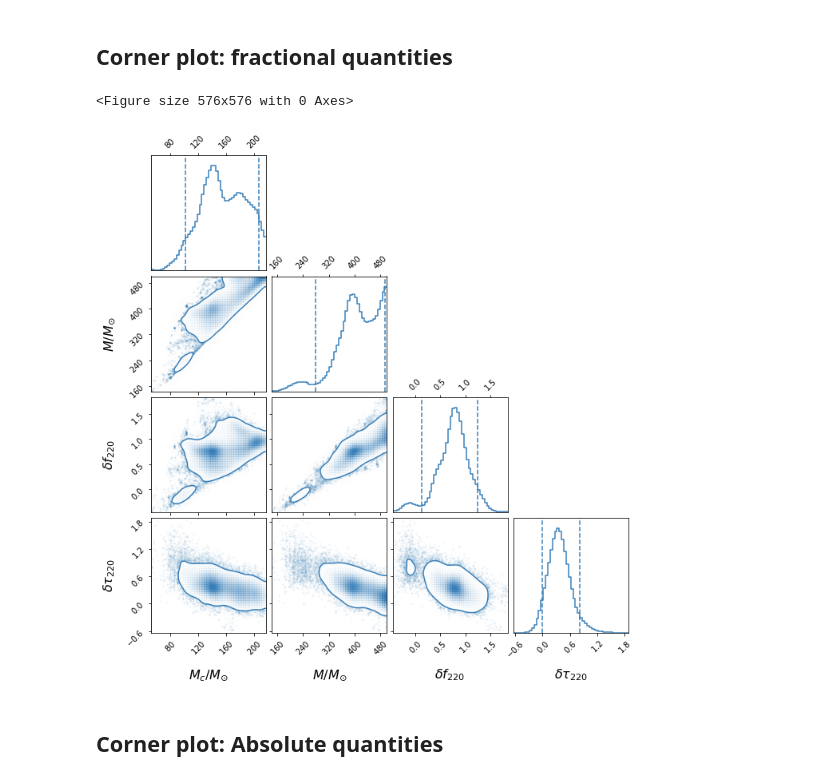
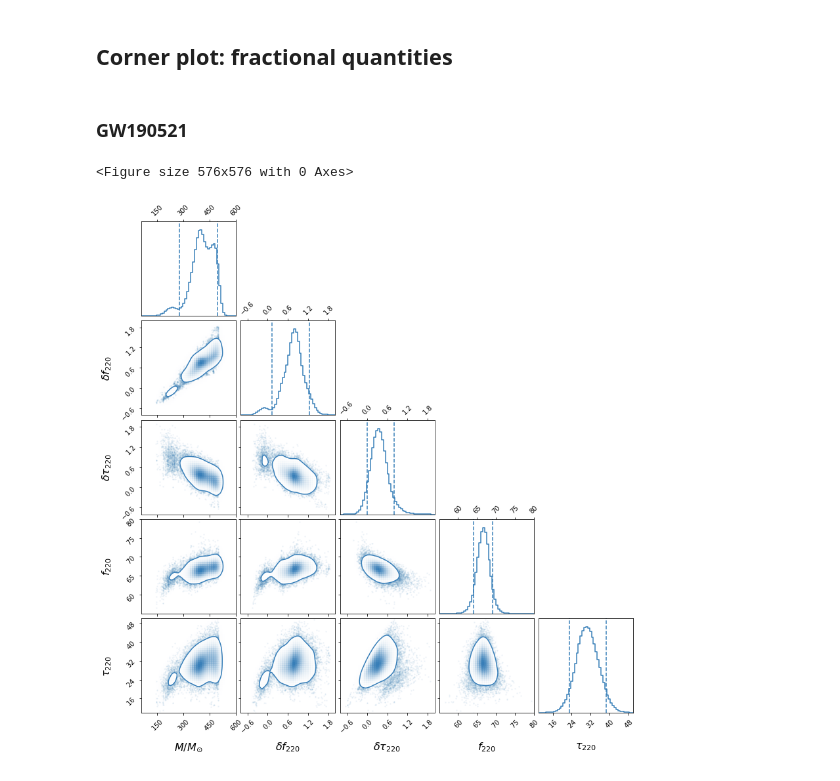
Before and after one commit to abhirup-ghosh/spinqnm, a Jupyter notebook: papers/intro_paper/mtot_ring_param_degenracy.ipynb, the cells around one changed output. Drawn from its saved outputs; the diff is of its cells as text; code cells hidden in the pictures.

Commit message:
udpated total mass plots

```diff
--- a/papers/intro_paper/mtot_ring_param_degenracy.ipynb
+++ b/papers/intro_paper/mtot_ring_param_degenracy.ipynb
@@ -7,28 +21,31 @@ import matplotlib.pyplot as plt
 # %% [markdown]
 ## Corner plot: fractional quantities
+# %% [markdown]
+### GW190521
 # %%
 data = np.genfromtxt('../../runs/O3a/GW190521a/220_rererun_newpsd/cbcBayes/posterior_samples.dat', dtype=None, names=True)
-samples = np.vstack([data['mc'], data['mtotal'], data['domega220'], data['dtau220']])
+f220, tau220 = np.genfromtxt('../../runs/O3a/GW190521a/220_rererun_newpsd/cbcBayes/qnmtest/qnmtest_abs_params_f_tau_modGR_data.dat', unpack=True)
+
+samples = np.vstack([data['mtotal'], data['domega220'], data['dtau220'], f220, tau220*1000])
 
 font = {'family': 'Times New Roman',
         'color':  'k',
         'weight': 'ultralight',
         'size': 16,
         }
 
 plt.figure(figsize=(8,8))
-corner.corner(samples.T, bins=50, color='#377eb8', smooth=1.5, smooth1d=1.5, range=None, weights=None, hist_bin_factor=1,
-              labels=['$M_c/M_{\odot}$', '$M/M_{\odot}$', '$\delta f _{220}$','$\delta \\tau _{220}$'],
+corner.corner(samples.T, bins=50, color='#377eb8', smooth=1.5, smooth1d=1.5, weights=None, hist_bin_factor=1,
+              range=[[60,600],[-0.8,2.0],[-0.8,2.0],[55,80],[10,50]],
+              labels=['$M/M_{\odot}$', '$\delta f _{220}$','$\delta \\tau _{220}$', '$f _{220}$','$\\tau _{220}$'],
               label_kwargs=font, titles=None, show_titles=False, title_fmt=None, title_kwargs=None, truths=None,
               truth_color='#4682b4', scale_hist=False, quantiles=[0.05,0.95], levels=[0.9], verbose=False, fig=None, max_n_ticks=5,
               top_ticks=True, use_math_text=True, reverse=False, labelpad=0.0, hist_kwargs=None,
               plot_datapoints=True, plot_density=True, plot_contours=True, no_fill_contours=False, fill_contours=False )
 
-plt.savefig("./figures/mtotal_qnm_frac_params_degeneracy_S190521g.pdf", dpi=300)
-plt.savefig("./figures/mtotal_qnm_frac_params_degeneracy_S190521g.png", dpi=300)
+plt.savefig("./figures/mtotal_qnm_params_degeneracy_S190521g.pdf", dpi=300)
+plt.savefig("./figures/mtotal_qnm_params_degeneracy_S190521g.png", dpi=300)
 plt.show()
 # %% [output]
 <Figure size 576x576 with 0 Axes>
-[figure, old version]
+[figure, new version]
-# %% [markdown]
-## Corner plot: Absolute quantities
```
Also changed, not shown: parts of 6 cells of this notebook, 4 other files.
